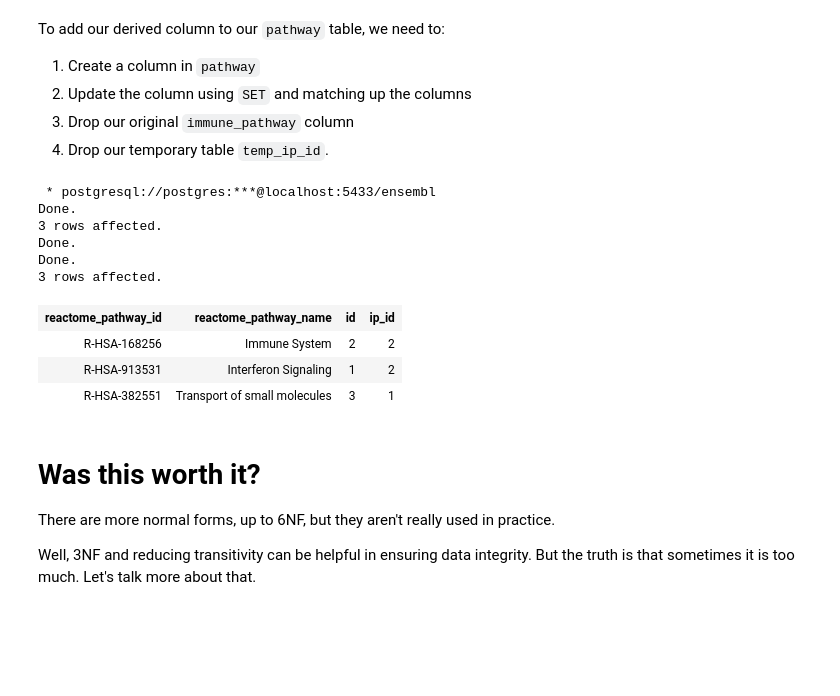
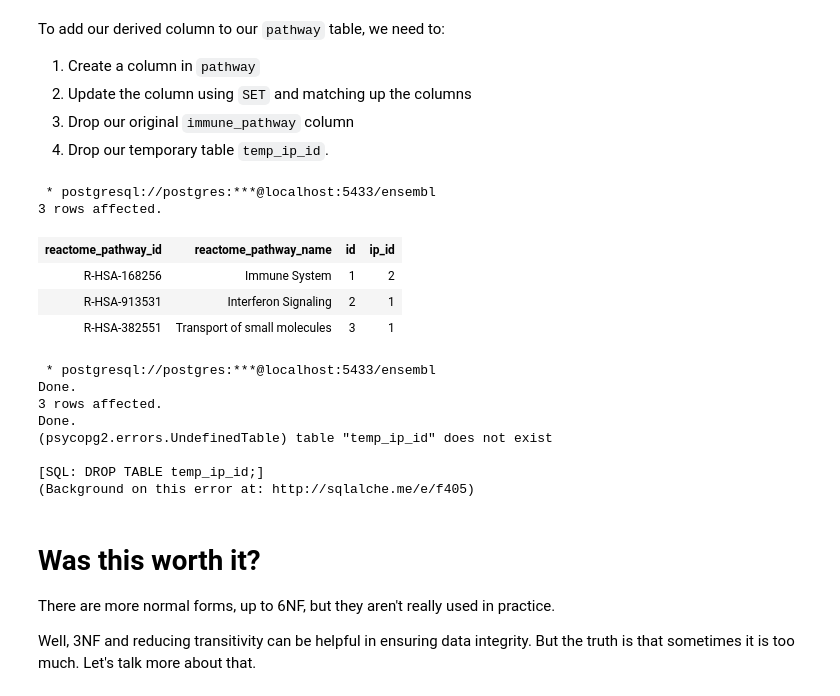
Before and after one commit to laderast/BMI535slides, a Jupyter notebook: 03_database_normalization.ipynb, the cells around one changed output. Cells and saved outputs as stored; diff of their text form; code cells hidden in the pictures; blank space fills up the shorter version.

```diff
--- a/03_database_normalization.ipynb
+++ b/03_database_normalization.ipynb
@@ -402,6 +430,16 @@ To add our derived column to our `pathway` table, we need to:
 2. Update the column using `SET` and matching up the columns
 3. Drop our original `immune_pathway` column
 4. Drop our temporary table `temp_ip_id`.
+# %%
+%%sql
+    SELECT * FROM pathway;
+# %% [output]
+ * postgresql://postgres:***@localhost:5433/ensembl
+3 rows affected.
+| reactome_pathway_id | reactome_pathway_name | id | ip_id |
+| R-HSA-168256 | Immune System | 1 | 2 |
+| R-HSA-913531 | Interferon Signaling | 2 | 1 |
+| R-HSA-382551 | Transport of small molecules | 3 | 1 |
 # %%
 %%sql
     ALTER TABLE pathway
@@ -409,28 +447,23 @@ To add our derived column to our `pathway` table, we need to:
 
     UPDATE pathway --using update
         -- set the ip_id
-        SET ip_id = ti.ip_id
-        FROM   temp_ip_id AS ti
+        SET ip_id = ip.id
+        FROM   imm_path AS ip
         -- JOIN the two tables by immune_pathway
-        WHERE  pathway.immune_pathway = ti.immune_pathway;
+        WHERE  pathway.immune_pathway = ip.immune_pathway;
 
     ALTER TABLE pathway
         DROP COLUMN immune_pathway;
-
-    DROP TABLE temp_ip_id;
-
     SELECT * FROM pathway;
 # %% [output]
  * postgresql://postgres:***@localhost:5433/ensembl
 Done.
 3 rows affected.
 Done.
-Done.
-3 rows affected.
+(psycopg2.errors.UndefinedTable) table "temp_ip_id" does not exist
+
+[SQL: DROP TABLE temp_ip_id;]
+(Background on this error at: http://sqlalche.me/e/f405)
-| reactome_pathway_id | reactome_pathway_name | id | ip_id |
-| R-HSA-168256 | Immune System | 2 | 2 |
-| R-HSA-913531 | Interferon Signaling | 1 | 2 |
-| R-HSA-382551 | Transport of small molecules | 3 | 1 |
 # %% [markdown]
 # Was this worth it?
 
```
Also changed, not shown: parts of 10 cells of this notebook.
